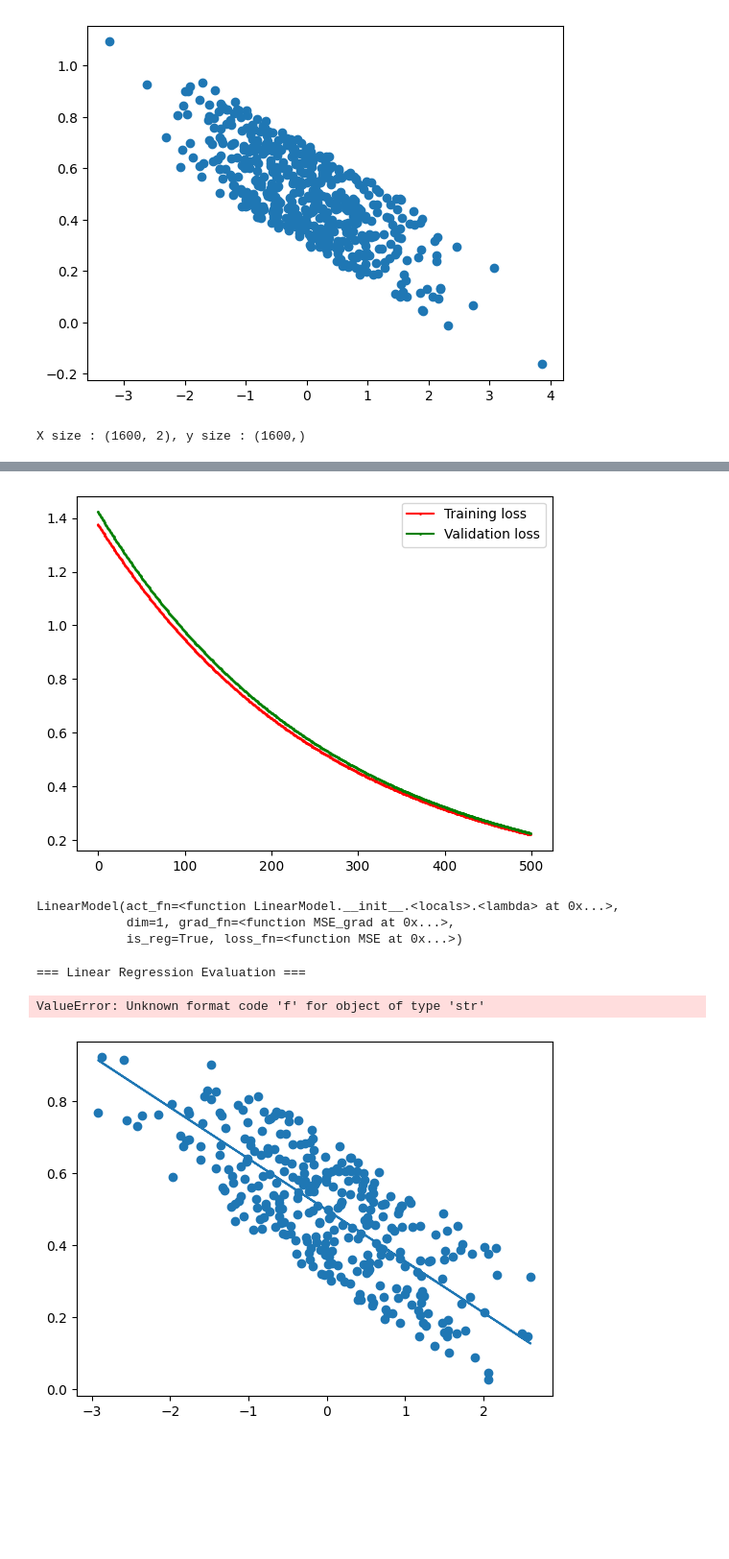
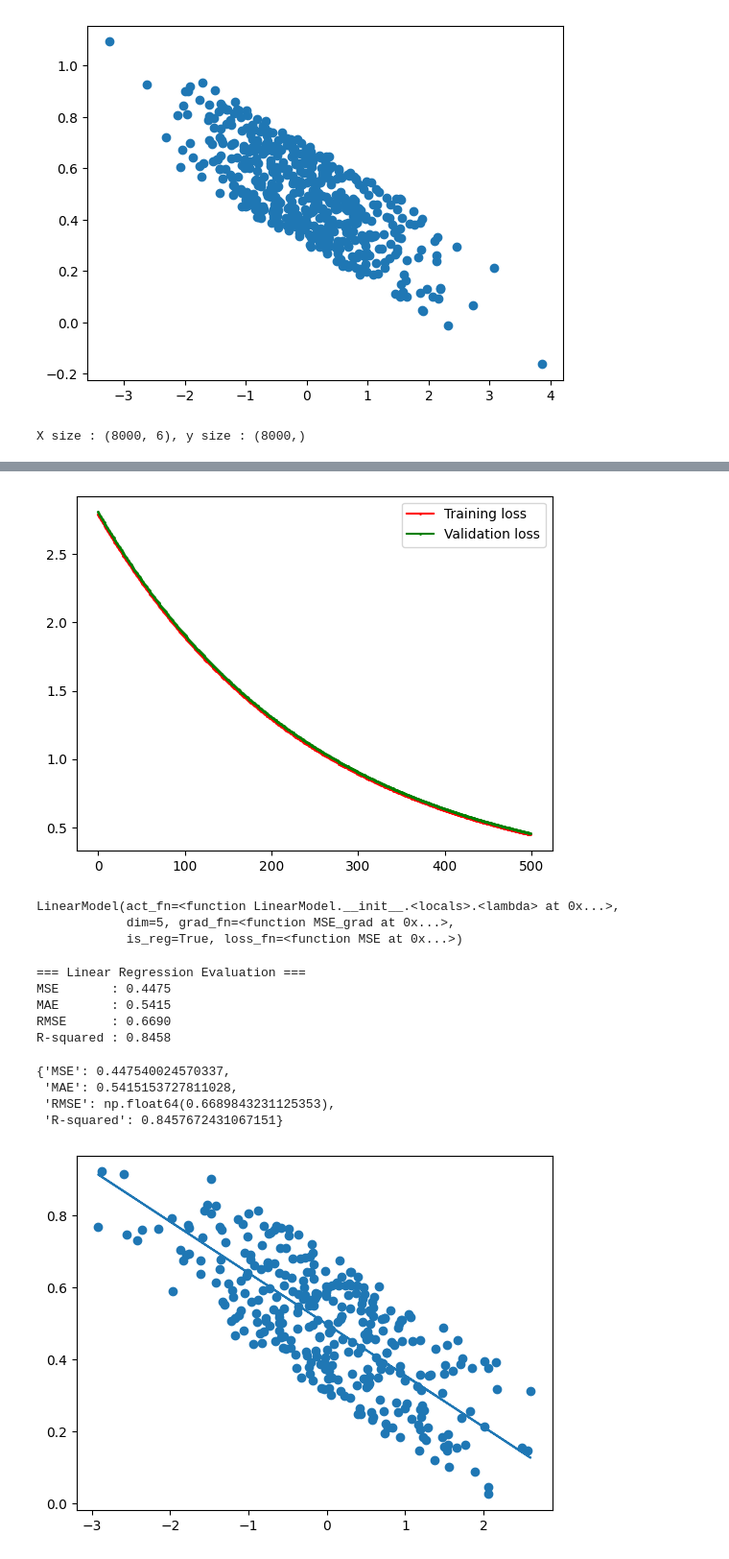
Before and after one commit to mijka-cloud/DM2026-Assignment-1, a Jupyter notebook: Linear_Regression.ipynb, the cells around one changed output, grey strips where cells are left out. Shown at 96% size. Cells and saved outputs as stored; diff of their text form; code cells hidden in the pictures; blank space fills up the shorter version.

```diff
--- a/Linear_Regression.ipynb
+++ b/Linear_Regression.ipynb
@@ -28,7 +28,7 @@ plt.scatter(X[:,1],y)
 [figure]
 # %%
 # Loading data
-loaded_data = np.load(f'data/linear_data/linear_data_A.npz')
+loaded_data = np.load(f'data/linear_data/linear_data_D.npz')
 
 X = loaded_data['X_data']
 y = loaded_data['y_data']
@@ -41,14 +41,13 @@ print(f"X size : {X.shape}, y size : {y.shape}")
 size = X.shape[0]
 dim = X.shape[1]-1
 # %% [output]
-X size : (1600, 2), y size : (1600,)
+X size : (8000, 6), y size : (8000,)
 # %%
 # Train the model
 from model.linear_model import LinearModel
 
 seed = 42 # do not change the seed
 np.random.seed(seed)
-
 # Setting loss function and gradient.
 loss_fn = MSE
 grad_fn = MSE_grad
@@ -58,5 +57,5 @@ X_train,y_train,X_val,y_val = get_train_val(X,y)
 
 # Setting model and starting training
 model = LinearModel(dim,True,loss_fn,grad_fn)
-model.fit(X_train,y_train,lr=0.01,n_iteration =500,val_ratio=0.2)
+model.fit(X_train,y_train,lr=0.001,n_iteration =500,val_ratio=0.2)
 # %% [output]
@@ -73,6 +72,6 @@ model.fit(X_train,y_train,lr=0.01,n_iteration =500,val_ratio=0.2)
-[figure, old version]
+[figure, new version]
 LinearModel(act_fn=<function LinearModel.__init__.<locals>.<lambda> at 0x...>,
-            dim=1, grad_fn=<function MSE_grad at 0x...>,
+            dim=5, grad_fn=<function MSE_grad at 0x...>,
             is_reg=True, loss_fn=<function MSE at 0x...>)
 # %%
 # Get the Prediction
@@ -83,7 +82,14 @@ y_val_pred = model.predict(X_val)
 evaluate_linear_regression(y_true=y_val,y_pred=y_val_pred,title='Linear Regression Evaluation')
 # %% [output]
 === Linear Regression Evaluation ===
+MSE       : 0.4475
+MAE       : 0.5415
+RMSE      : 0.6690
+R-squared : 0.8458
-ValueError: Unknown format code 'f' for object of type 'str'
+{'MSE': 0.447540024570337,
+ 'MAE': 0.5415153727811028,
+ 'RMSE': np.float64(0.6689843231125353),
+ 'R-squared': 0.8457672431067151}
 # %%
 # Plot
 plt.scatter(X_val[:,1],y_val)
```
Also changed, not shown: parts of 1 cell of this notebook, 2 other files.
